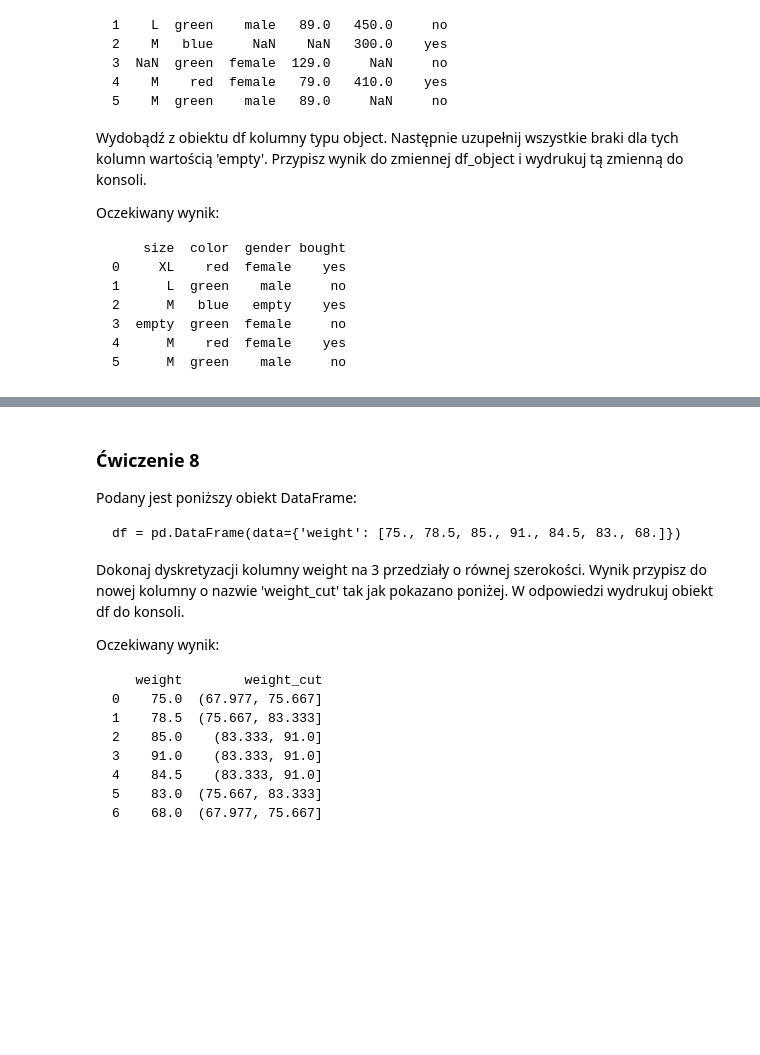
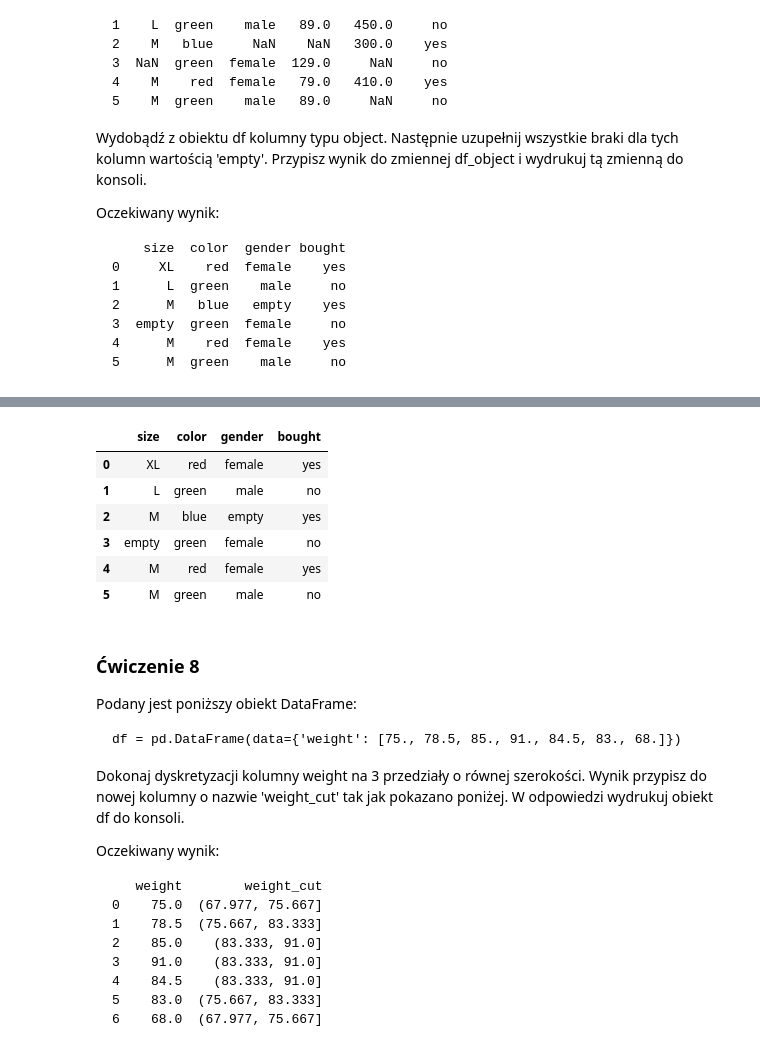
Before and after one commit to tomasz450/Uczenie-maszynowe-w-Python-25-11-24, a Jupyter notebook: 8. ZADANIA/machine learning/1-10/1-10 zadania machine learning.ipynb, the cells around one changed output, grey strips where cells are left out. Saved outputs shown, nothing was run; the diff lists cells and outputs as text; code cells hidden in the pictures; blank space fills up the shorter version.

```diff
--- a/8. ZADANIA/machine learning/1-10/1-10 zadania machine learning.ipynb
+++ b/8. ZADANIA/machine learning/1-10/1-10 zadania machine learning.ipynb
@@ -406,3 +469,14 @@ df = pd.DataFrame(data=data)
+# %%
+df_object = df.select_dtypes(include=['object']).fillna('empty')
+df_object
+# %% [output]
+|  | size | color | gender | bought |
+| 0 | XL | red | female | yes |
+| 1 | L | green | male | no |
+| 2 | M | blue | empty | yes |
+| 3 | empty | green | female | no |
+| 4 | M | red | female | yes |
+| 5 | M | green | male | no |
 # %%
 # tutaj wpisz rozwiązanie
 # %% [markdown]
```
Also changed, not shown: parts of 10 cells of this notebook.
